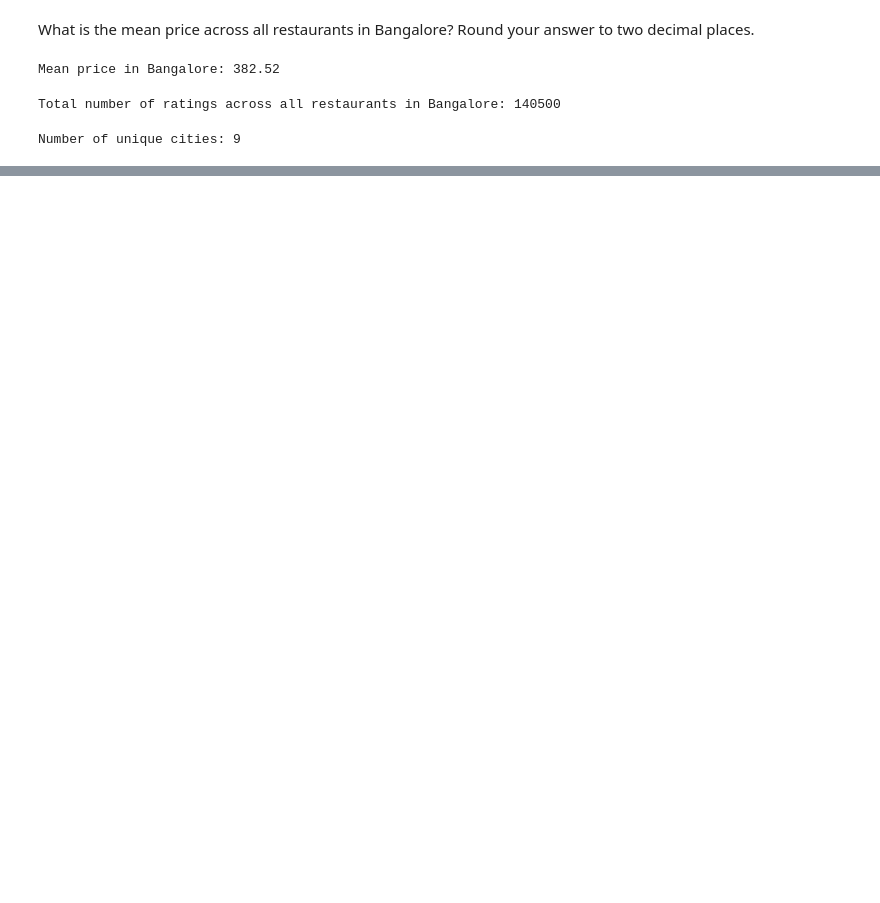
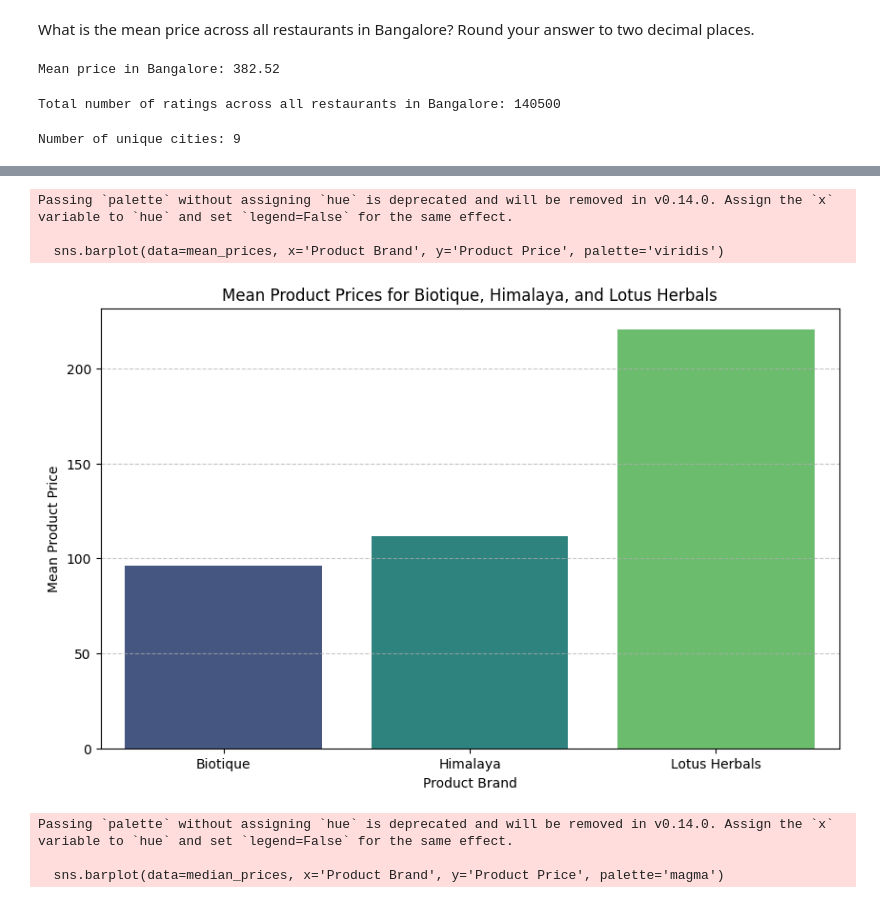
Before and after one commit to shashwatlko586/AICode586, a Jupyter notebook: Pandas_Numpy/Pandas_Numpy_4.ipynb, the cells around one changed output, grey strips where cells are left out. Cells and saved outputs as stored; diff of their text form; code cells hidden in the pictures; blank space fills up the shorter version.

```diff
--- a/Pandas_Numpy/Pandas_Numpy_4.ipynb
+++ b/Pandas_Numpy/Pandas_Numpy_4.ipynb
@@ -47,0 +259,35 @@ Number of unique cities: 9
+# %%
+specific_brands = ['Biotique', 'Himalaya', 'Lotus Herbals']
+filtered_df_nykaa = df_nykaa[df_nykaa['Product Brand'].isin(specific_brands)]
+
+# Calculate mean prices
+mean_prices = filtered_df_nykaa.groupby('Product Brand')['Product Price'].mean().reset_index()
+
+# Plot mean prices
+plt.figure(figsize=(10, 6))
+sns.barplot(data=mean_prices, x='Product Brand', y='Product Price', palette='viridis')
+plt.title('Mean Product Prices for Biotique, Himalaya, and Lotus Herbals')
+plt.xlabel('Product Brand')
+plt.ylabel('Mean Product Price')
+plt.grid(axis='y', linestyle='--', alpha=0.7)
+plt.show()
+
+# Calculate median prices
+median_prices = filtered_df_nykaa.groupby('Product Brand')['Product Price'].median().reset_index()
+
+# Plot median prices
+plt.figure(figsize=(10, 6))
+sns.barplot(data=median_prices, x='Product Brand', y='Product Price', palette='magma')
+plt.title('Median Product Prices for Biotique, Himalaya, and Lotus Herbals')
+plt.xlabel('Product Brand')
+plt.ylabel('Median Product Price')
+plt.grid(axis='y', linestyle='--', alpha=0.7)
+plt.show()
+# %% [output]
+Passing `palette` without assigning `hue` is deprecated and will be removed in v0.14.0. Assign the `x` variable to `hue` and set `legend=False` for the same effect.
+
+  sns.barplot(data=mean_prices, x='Product Brand', y='Product Price', palette='viridis')
+[figure, added]
+Passing `palette` without assigning `hue` is deprecated and will be removed in v0.14.0. Assign the `x` variable to `hue` and set `legend=False` for the same effect.
+
+  sns.barplot(data=median_prices, x='Product Brand', y='Product Price', palette='magma')
```
Also changed, not shown: parts of 23 cells of this notebook, 5 other files.
